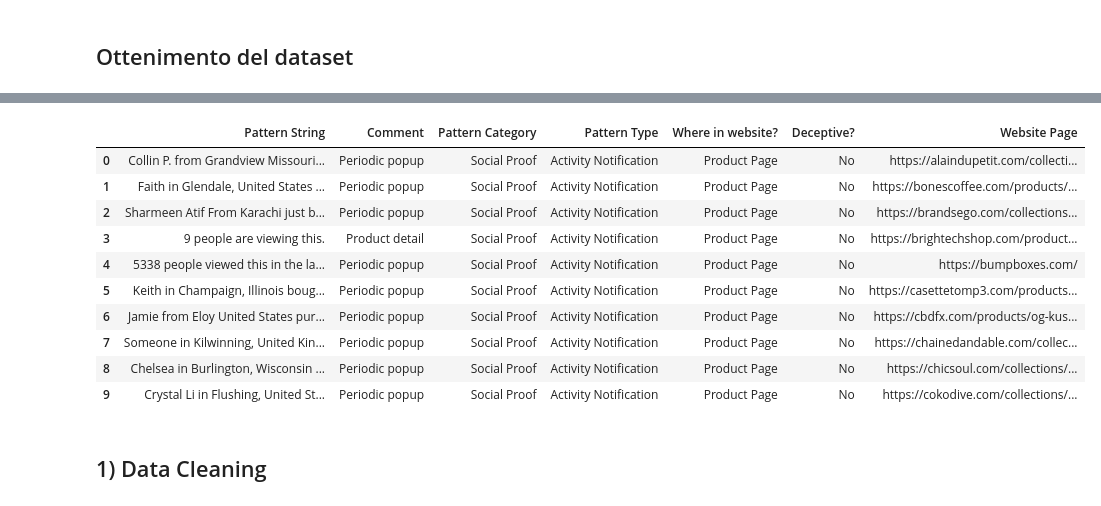
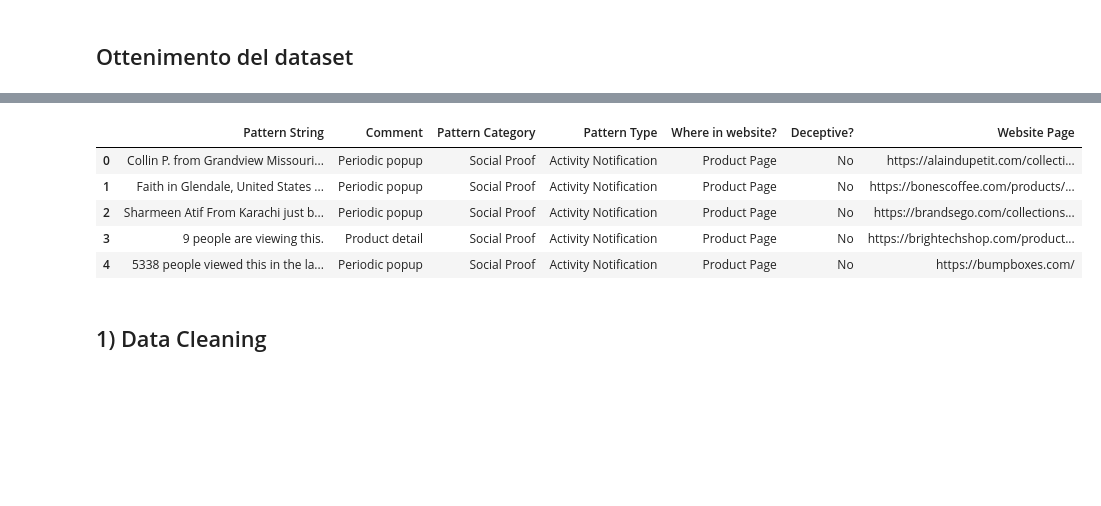
Before and after one commit to Everysimo/DarkPattern_Thesis, a Jupyter notebook: DarkPattern_Classifier.ipynb, the cells around one changed output, grey strips where cells are left out. Saved outputs shown, nothing was run; the diff lists cells and outputs as text; code cells hidden in the pictures; blank space fills up the shorter version.

```diff
--- a/DarkPattern_Classifier.ipynb
+++ b/DarkPattern_Classifier.ipynb
@@ -5,7 +5,6 @@
 # %% [markdown]
 ## Ottenimento del dataset
 # %%
-!pip install nltk
 import pandas as pd
 import numpy as np
 import os
@@ -20,6 +19,7 @@ from six.moves import urllib
 from matplotlib import style
 import missingno as msno
 import pickle
+import imblearn
 
 style.use('seaborn-whitegrid')
 plt.rcParams['figure.figsize'] = (20,10)
@@ -36,5 +36,5 @@ fetch_file_data1()
 #df è la variabile che contiene il dataset
 df=pd.read_csv("file/dataset.csv")
 df=df[["Pattern String", "Comment", "Pattern Category", "Pattern Type", "Where in website?", "Deceptive?", "Website Page"]]
-df.head(10)
+df.head(5)
 # %% [output]
@@ -43,14 +41,9 @@ Requirement already satisfied: six in /usr/local/lib/python3.7/dist-packages (fr
 |  | Pattern String | Comment | Pattern Category | Pattern Type | Where in website? | Deceptive? | Website Page |
 | 0 | Collin P. from Grandview Missouri... | Periodic popup | Social Proof | Activity Notification | Product Page | No | https://alaindupetit.com/collecti... |
 | 1 | Faith in Glendale, United States ... | Periodic popup | Social Proof | Activity Notification | Product Page | No | https://bonescoffee.com/products/... |
 | 2 | Sharmeen Atif From Karachi just b... | Periodic popup | Social Proof | Activity Notification | Product Page | No | https://brandsego.com/collections... |
 | 3 | 9 people are viewing this. | Product detail | Social Proof | Activity Notification | Product Page | No | https://brightechshop.com/product... |
 | 4 | 5338 people viewed this in the la... | Periodic popup | Social Proof | Activity Notification | Product Page | No | https://bumpboxes.com/ |
-| 5 | Keith in Champaign, Illinois boug... | Periodic popup | Social Proof | Activity Notification | Product Page | No | https://casettetomp3.com/products... |
-| 6 | Jamie from Eloy United States pur... | Periodic popup | Social Proof | Activity Notification | Product Page | No | https://cbdfx.com/products/og-kus... |
-| 7 | Someone in Kilwinning, United Kin... | Periodic popup | Social Proof | Activity Notification | Product Page | No | https://chainedandable.com/collec... |
-| 8 | Chelsea in Burlington, Wisconsin ... | Periodic popup | Social Proof | Activity Notification | Product Page | No | https://chicsoul.com/collections/... |
-| 9 | Crystal Li in Flushing, United St... | Periodic popup | Social Proof | Activity Notification | Product Page | No | https://cokodive.com/collections/... |
 # %% [markdown]
 ## 1) Data Cleaning
 # %% [markdown]
```
Also changed, not shown: parts of 16 cells of this notebook.
